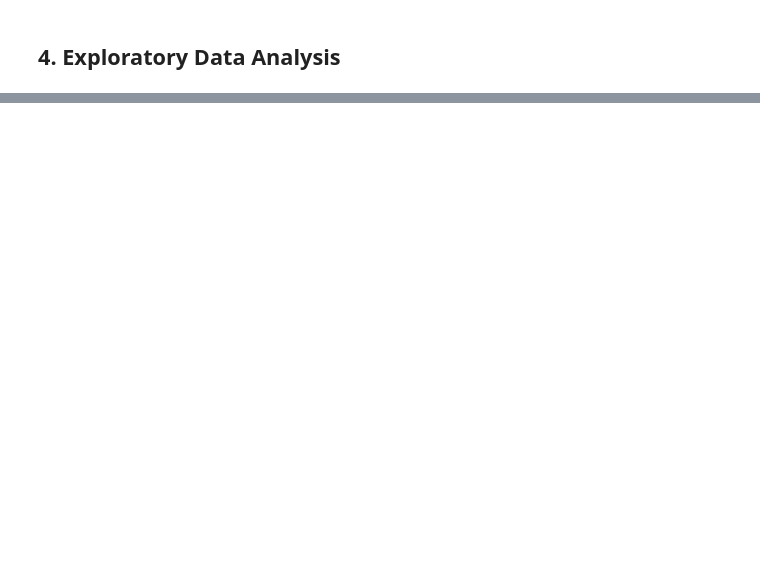
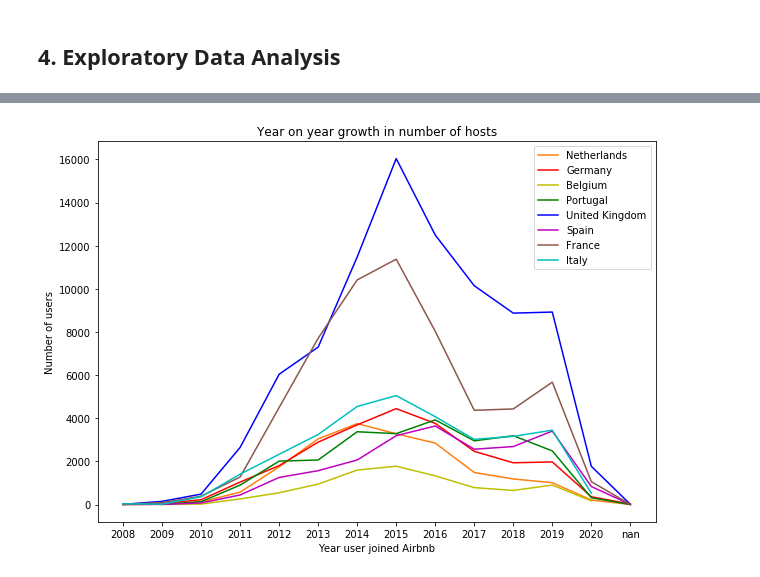
Before and after one commit to srinivasayer4/Airbnb-analysis-for-European-cities, a Jupyter notebook: Airbnb Analysis.ipynb, the cells around one changed output, grey strips where cells are left out. Drawn from its saved outputs; the diff is of its cells as text; code cells hidden in the pictures; blank space fills up the shorter version.

```diff
--- a/Airbnb Analysis.ipynb
+++ b/Airbnb Analysis.ipynb
@@ -532,0 +600,18 @@ memory usage: 132.0+ MB
+# %%
+# userbase growth year on year
+plt.figure(figsize=(10,7))
+color_list= ['tab:orange','r','y','g','b','m','tab:brown','c' ]
+
+for color,country in enumerate(df.country.unique()):
+
+    host_since_series= df[df['country']==country].groupby(by=['year']).count()['id']
+
+    sns.lineplot(x=host_since_series.index, y= host_since_series, color=color_list[color], label= country )
+
+plt.xlabel('Year user joined Airbnb')
+plt.ylabel('Number of users')
+plt.title('Year on year growth in number of hosts')
+plt.legend()
+plt.show()
+# %% [output]
+[figure, added]
```
Also changed, not shown: parts of 41 cells of this notebook.
